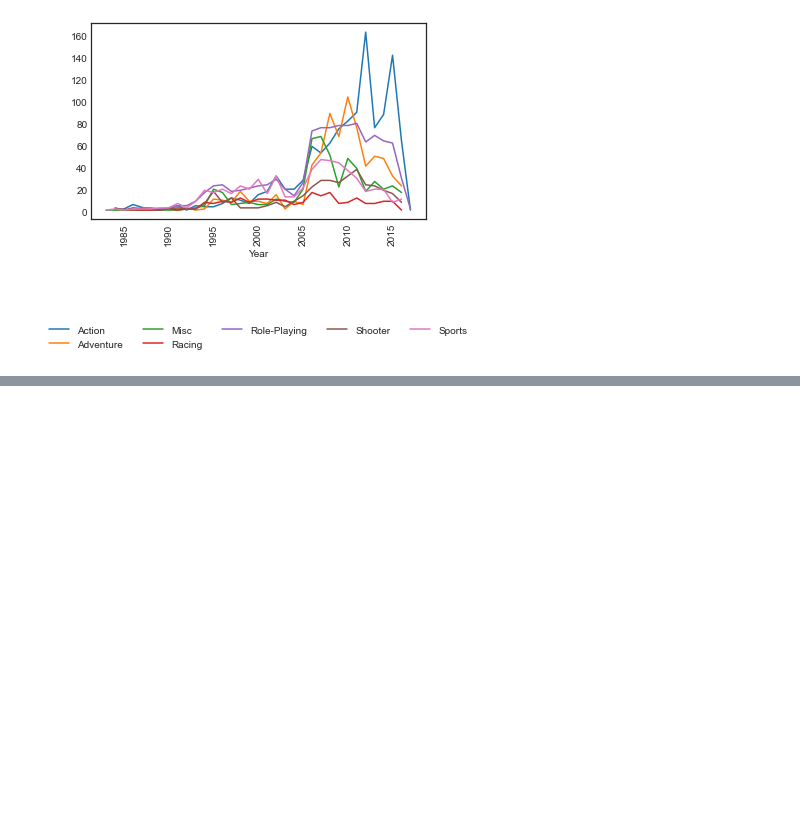
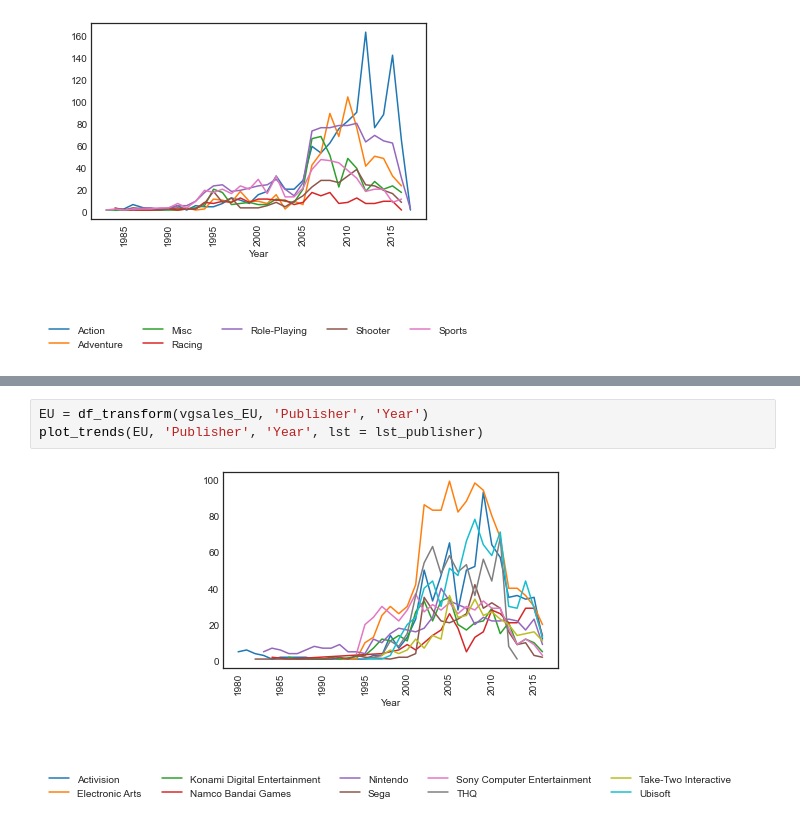
Before and after one commit to chiaracapuano/vgsales, a Jupyter notebook: Capuano_Chiara_vgsales.ipynb, the cells around one changed output, grey strips where cells are left out. Saved outputs shown, nothing was run; the diff lists cells and outputs as text; blank space fills up the shorter version.

```diff
--- a/Capuano_Chiara_vgsales.ipynb
+++ b/Capuano_Chiara_vgsales.ipynb
@@ -171,0 +201,5 @@ plot_trends(JP, 'Genre', 'Year', lst = lst_genre)
+# %%
+EU = df_transform(vgsales_EU, 'Publisher', 'Year')
+plot_trends(EU, 'Publisher', 'Year', lst = lst_publisher)
+# %% [output]
+[figure, added]
```
Also changed, not shown: parts of 5 cells of this notebook.
